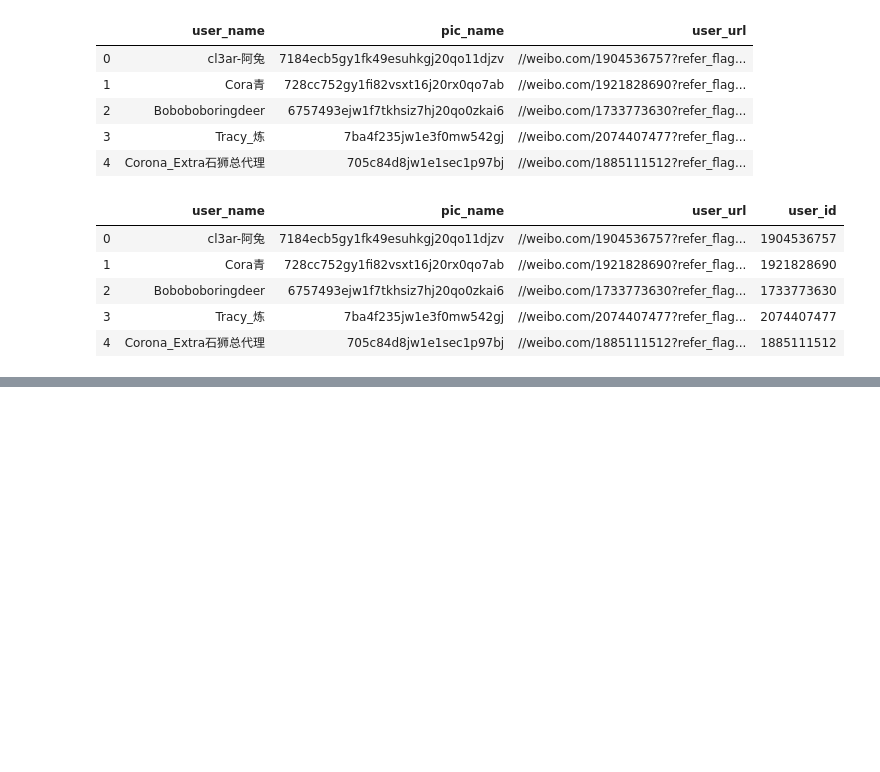
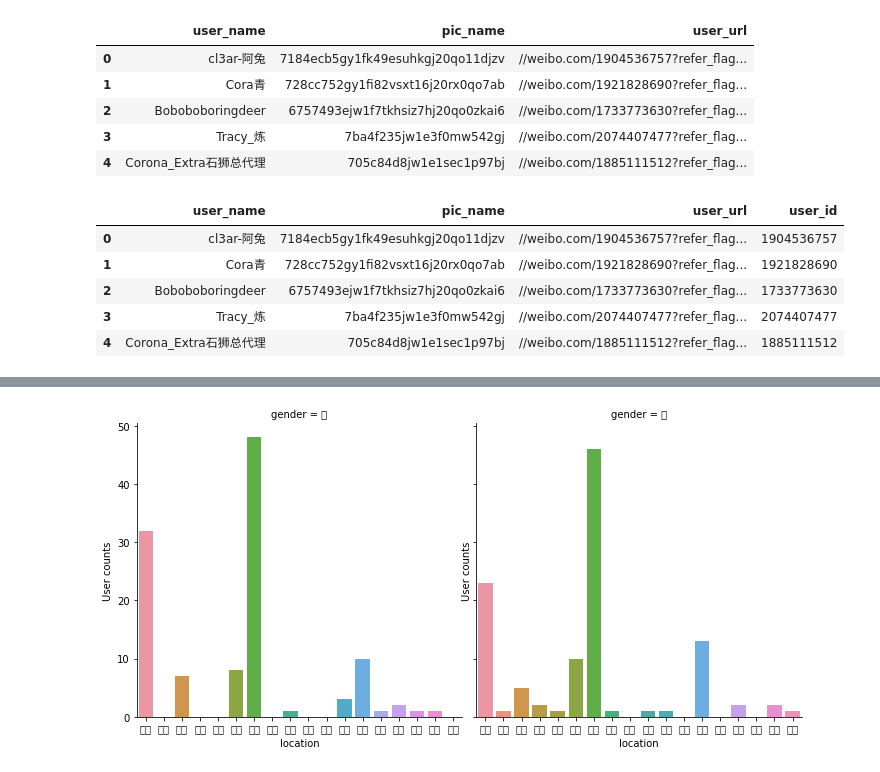
Before and after one commit to 666Chao666/Dashmote, a Jupyter notebook: Dashmote.ipynb, the cells around one changed output, grey strips where cells are left out. Saved outputs shown, nothing was run; the diff lists cells and outputs as text; code cells hidden in the pictures; blank space fills up the shorter version.

```diff
--- a/Dashmote.ipynb
+++ b/Dashmote.ipynb
@@ -320,0 +193,11 @@ def main(use_proxies=False):
+# %%
+# target users location distribution
+df['location'] = df['location'].apply(lambda x: x[0:2])
+locations = pd.DataFrame(df.groupby(by=['location', 'gender']).count()['id'])
+locations.reset_index(inplace=True)
+# %%
+user_dist = sns.factorplot(x='location', y = 'id', data=locations, col='gender', kind='bar')
+user_dist.set(ylabel = 'User counts')
+plt.show();
+# %% [output]
+[figure, added]
```
Also changed, not shown: parts of 42 cells of this notebook, 4 other files.
